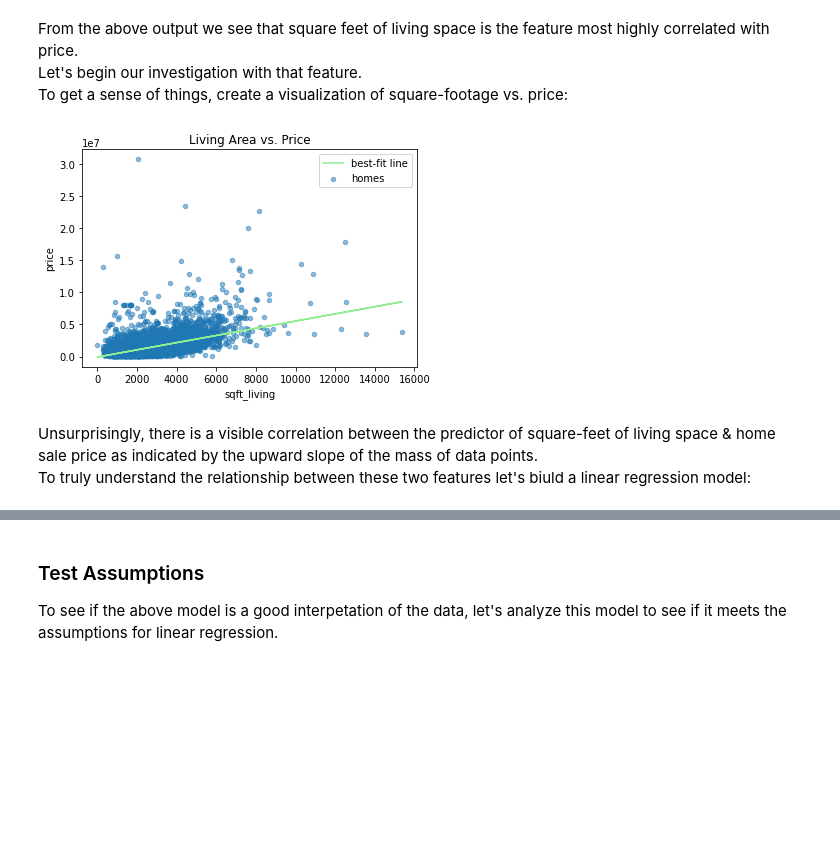
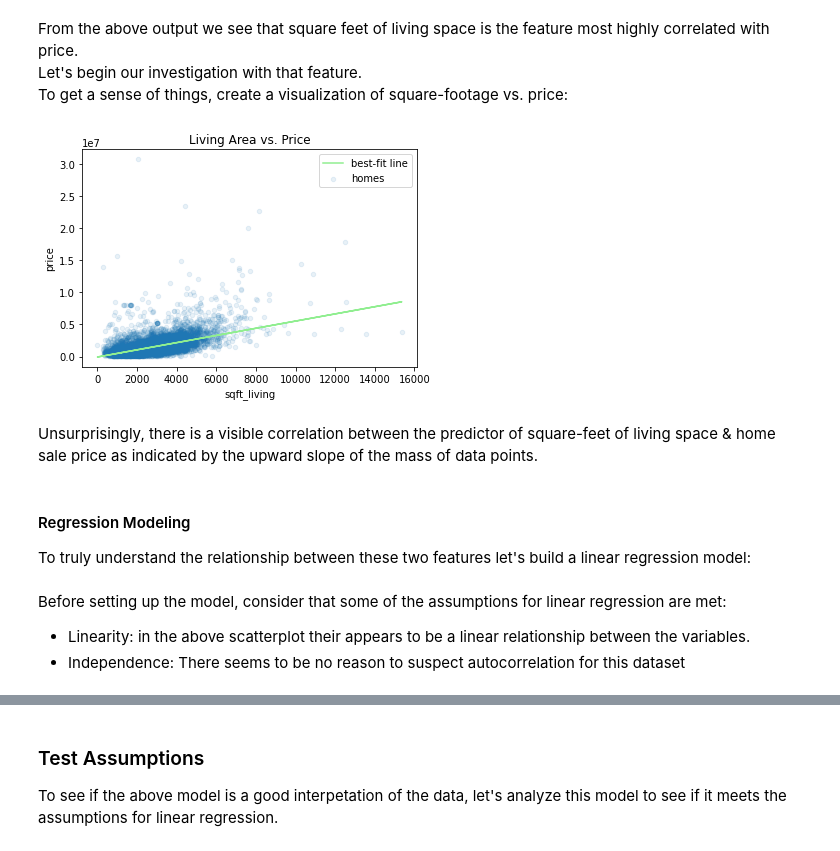
Before and after one commit to terminalcoder/Home-Features-Analysis, a Jupyter notebook: student.ipynb, the cells around one changed output, grey strips where cells are left out. Saved outputs shown, nothing was run; the diff lists cells and outputs as text; code cells hidden in the pictures; blank space fills up the shorter version.

```diff
--- a/student.ipynb
+++ b/student.ipynb
@@ -128,18 +128,24 @@ Let's begin our investigation with that feature.
 To get a sense of things, create a visualization of square-footage vs. price:
 # %%
 # plot sqft_living vs. price
-kc_house_data.plot.scatter(x='sqft_living', y='price', alpha=.5, label='homes')
+kc_house_data.plot.scatter(x='sqft_living', y='price', alpha=.1, label='homes')
 plt.title('Living Area vs. Price')
 
 # add best-fit line to the plot
 a, b = np.polyfit(kc_house_data['sqft_living'], kc_house_data['price'], 1)
 plt.plot(kc_house_data['sqft_living'], a*kc_house_data['sqft_living']+b, color= 'lightgreen', label='best-fit line')
 plt.legend();
 # %% [output]
-[figure, old version]
+[figure, new version]
 # %% [markdown]
 Unsurprisingly, there is a visible correlation between the predictor of square-feet of living space & home sale price as indicated by the upward slope of the mass of data points.
-To truly understand the relationship between these two features let's biuld a linear regression model:
+# %% [markdown]
+#### Regression Modeling
+To truly understand the relationship between these two features let's build a linear regression model:
+# %% [markdown]
+Before setting up the model, consider that some of the assumptions for linear regression are met:
+* Linearity: in the above scatterplot their appears to be a linear relationship between the variables.
+* Independence: There seems to be no reason to suspect autocorrelation for this dataset
 # %%
 # set variables for the model
 X_baseline = kc_house_data['sqft_living']
```
Also changed, not shown: parts of 21 cells of this notebook.
